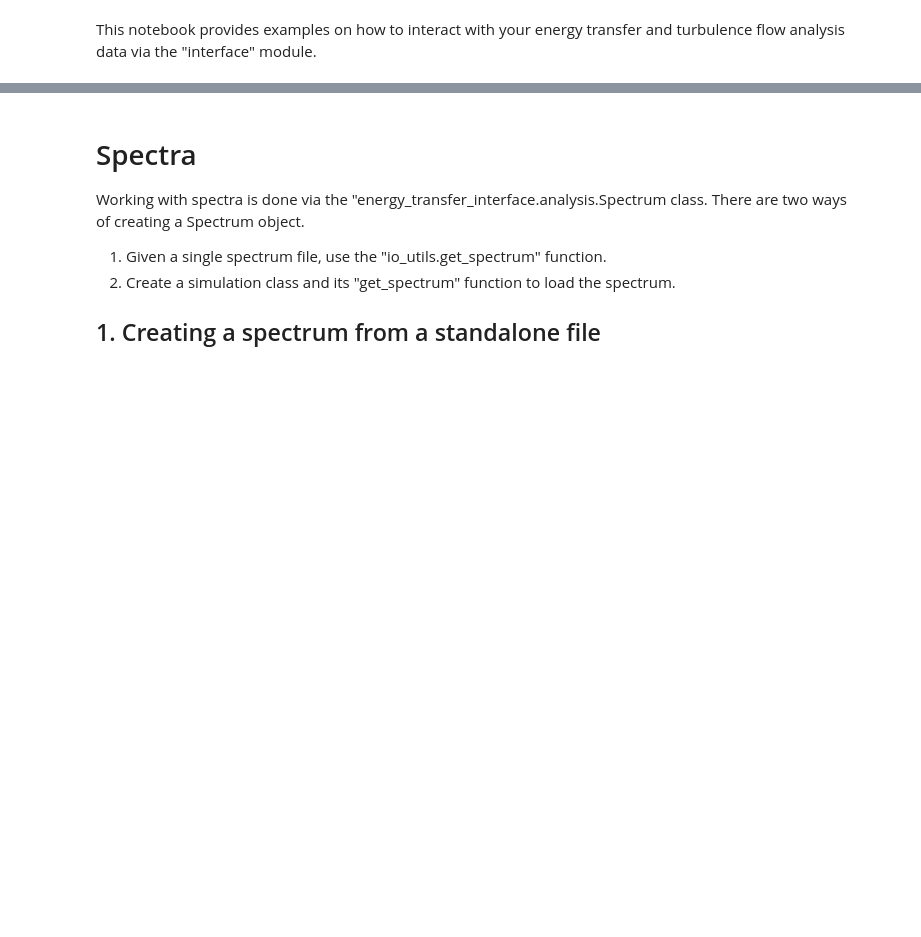
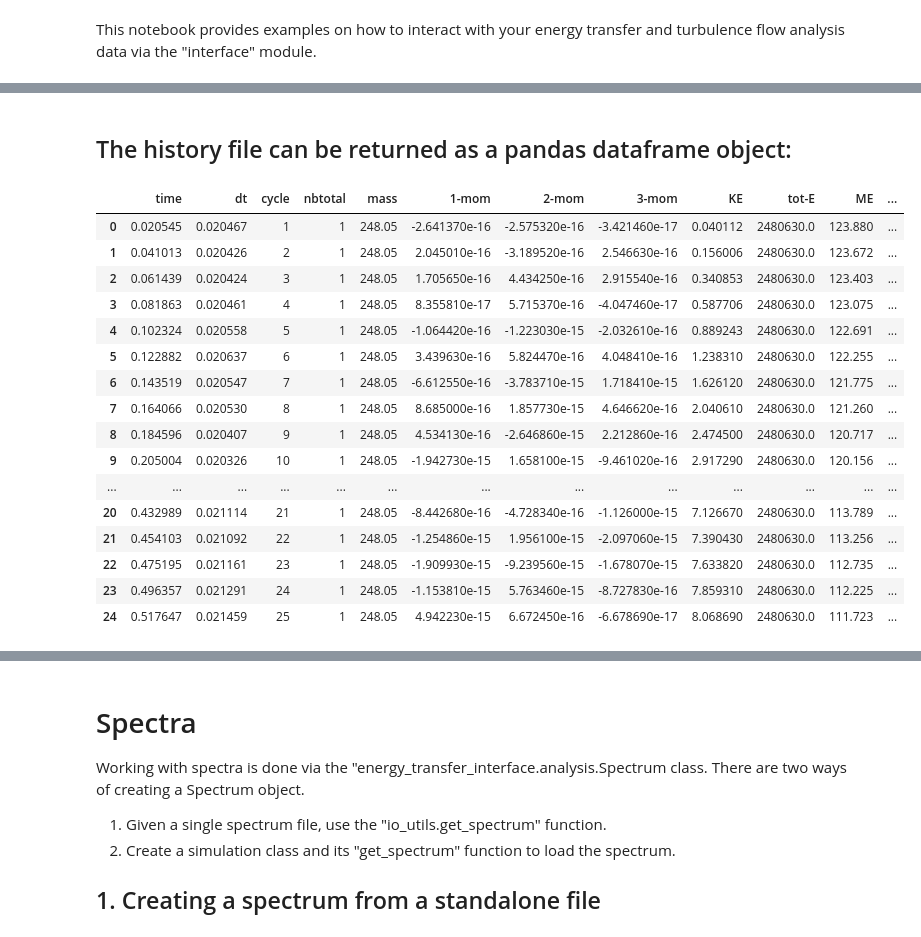
Before and after one commit to lkasselm/energy-transfer-analysis, a Jupyter notebook: interface/example_notebook.ipynb, the cells around one changed output, grey strips where cells are left out. Saved outputs shown, nothing was run; the diff lists cells and outputs as text; code cells hidden in the pictures; blank space fills up the shorter version.

```diff
--- a/interface/example_notebook.ipynb
+++ b/interface/example_notebook.ipynb
@@ -8,0 +44,23 @@ Simulation class objects contain all the relevant information of your "AthenaPK"
+# %% [markdown]
+## The history file can be returned as a pandas dataframe object:
+# %%
+hst = s.history
+hst
+# %% [output]
+|  | time | dt | cycle | nbtotal | mass | 1-mom | 2-mom | 3-mom | KE | tot-E | ME | ... |
+| 0 | 0.020545 | 0.020467 | 1 | 1 | 248.05 | -2.641370e-16 | -2.575320e-16 | -3.421460e-17 | 0.040112 | 2480630.0 | 123.880 | ... |
+| 1 | 0.041013 | 0.020426 | 2 | 1 | 248.05 | 2.045010e-16 | -3.189520e-16 | 2.546630e-16 | 0.156006 | 2480630.0 | 123.672 | ... |
+| 2 | 0.061439 | 0.020424 | 3 | 1 | 248.05 | 1.705650e-16 | 4.434250e-16 | 2.915540e-16 | 0.340853 | 2480630.0 | 123.403 | ... |
+| 3 | 0.081863 | 0.020461 | 4 | 1 | 248.05 | 8.355810e-17 | 5.715370e-16 | -4.047460e-17 | 0.587706 | 2480630.0 | 123.075 | ... |
+| 4 | 0.102324 | 0.020558 | 5 | 1 | 248.05 | -1.064420e-16 | -1.223030e-15 | -2.032610e-16 | 0.889243 | 2480630.0 | 122.691 | ... |
+| 5 | 0.122882 | 0.020637 | 6 | 1 | 248.05 | 3.439630e-16 | 5.824470e-16 | 4.048410e-16 | 1.238310 | 2480630.0 | 122.255 | ... |
+| 6 | 0.143519 | 0.020547 | 7 | 1 | 248.05 | -6.612550e-16 | -3.783710e-15 | 1.718410e-15 | 1.626120 | 2480630.0 | 121.775 | ... |
+| 7 | 0.164066 | 0.020530 | 8 | 1 | 248.05 | 8.685000e-16 | 1.857730e-15 | 4.646620e-16 | 2.040610 | 2480630.0 | 121.260 | ... |
+| 8 | 0.184596 | 0.020407 | 9 | 1 | 248.05 | 4.534130e-16 | -2.646860e-15 | 2.212860e-16 | 2.474500 | 2480630.0 | 120.717 | ... |
+| 9 | 0.205004 | 0.020326 | 10 | 1 | 248.05 | -1.942730e-15 | 1.658100e-15 | -9.461020e-16 | 2.917290 | 2480630.0 | 120.156 | ... |
+| ... | ... | ... | ... | ... | ... | ... | ... | ... | ... | ... | ... | ... |
+| 20 | 0.432989 | 0.021114 | 21 | 1 | 248.05 | -8.442680e-16 | -4.728340e-16 | -1.126000e-15 | 7.126670 | 2480630.0 | 113.789 | ... |
+| 21 | 0.454103 | 0.021092 | 22 | 1 | 248.05 | -1.254860e-15 | 1.956100e-15 | -2.097060e-15 | 7.390430 | 2480630.0 | 113.256 | ... |
+| 22 | 0.475195 | 0.021161 | 23 | 1 | 248.05 | -1.909930e-15 | -9.239560e-15 | -1.678070e-15 | 7.633820 | 2480630.0 | 112.735 | ... |
+| 23 | 0.496357 | 0.021291 | 24 | 1 | 248.05 | -1.153810e-15 | 5.763460e-15 | -8.727830e-16 | 7.859310 | 2480630.0 | 112.225 | ... |
+| 24 | 0.517647 | 0.021459 | 25 | 1 | 248.05 | 4.942230e-15 | 6.672450e-16 | -6.678690e-17 | 8.068690 | 2480630.0 | 111.723 | ... |
```
Also changed, not shown: parts of 15 cells of this notebook, 4 other files.
